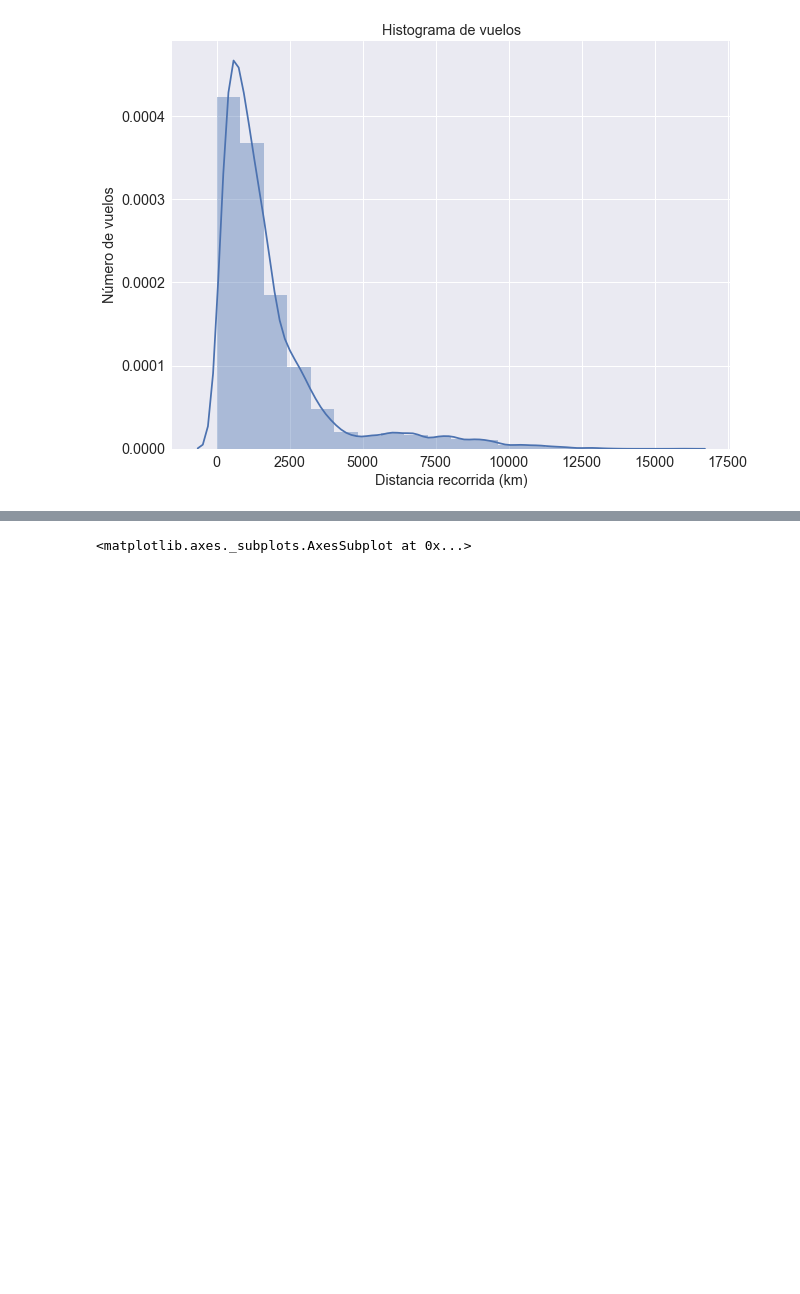
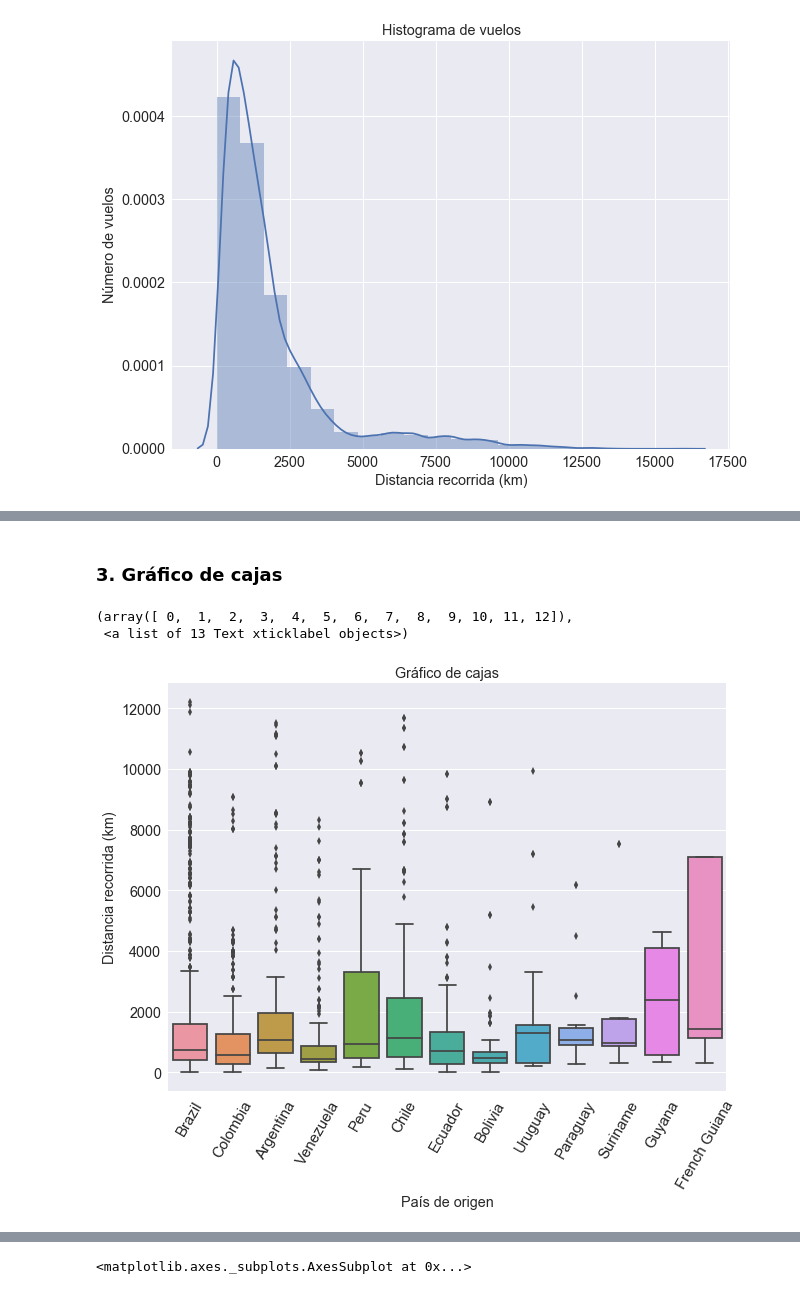
Before and after one commit to MetricLearning/diplomado_datascience, a Jupyter notebook: 03_Visualizar_datos/Visualizacion de datos con Python.ipynb, the cells around one changed output, grey strips where cells are left out. Drawn from its saved outputs; the diff is of its cells as text; code cells hidden in the pictures; blank space fills up the shorter version.

```diff
--- a/03_Visualizar_datos/Visualizacion de datos con Python.ipynb
+++ b/03_Visualizar_datos/Visualizacion de datos con Python.ipynb
@@ -80,0 +111,13 @@ plt.title('Histograma de vuelos')
+# %% [markdown]
+### 3. Gráfico de cajas
+# %%
+#rutas_sudamerica.boxplot(column='Distancia_km', by='Pais_origen', rot=60, order=rutas_sudamerica_pais.index.tolist())
+sns.boxplot(x='Pais_origen', y='Distancia_km', order=rutas_sudamerica_pais.index.tolist(), data=rutas_sudamerica)
+plt.xlabel('País de origen')
+plt.ylabel('Distancia recorrida (km)')
+plt.title('Gráfico de cajas')
+plt.xticks(size = 15, rotation=60)
+# %% [output]
+(array([ 0,  1,  2,  3,  4,  5,  6,  7,  8,  9, 10, 11, 12]),
+ <a list of 13 Text xticklabel objects>)
+[figure, added]
```
Also changed, not shown: parts of 15 cells of this notebook, 2 other files.
